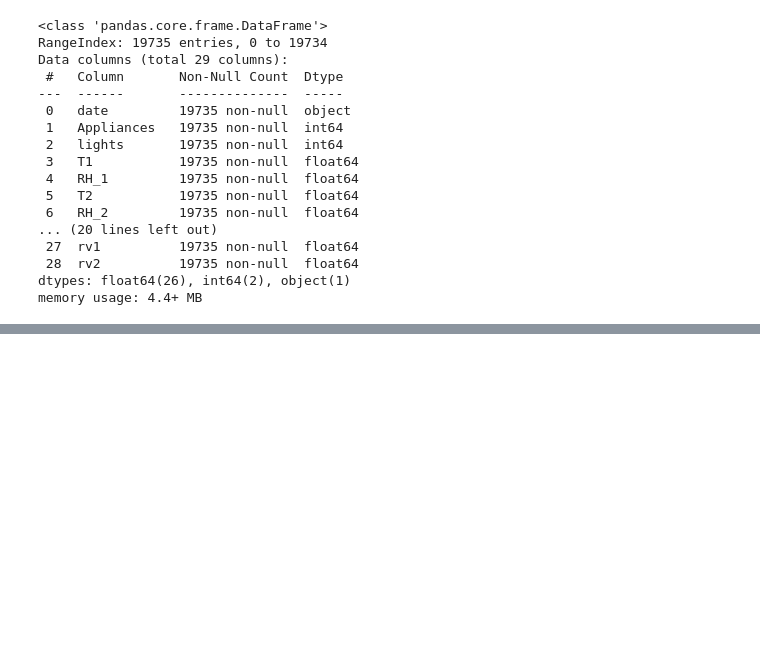
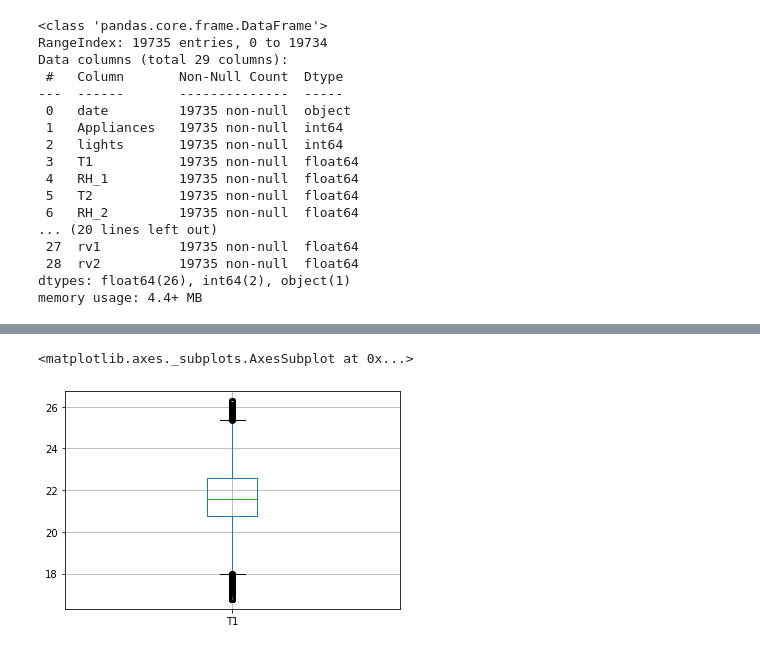
Before and after one commit to Shailendra114/Appliances-Energy-Prediction, a Jupyter notebook: Appliances_Energy_Prediction(Machine_Learnng_Capstone_Project).ipynb, the cells around one changed output, grey strips where cells are left out. Drawn from its saved outputs; the diff is of its cells as text; code cells hidden in the pictures; blank space fills up the shorter version.

```diff
--- a/Appliances_Energy_Prediction(Machine_Learnng_Capstone_Project).ipynb
+++ b/Appliances_Energy_Prediction(Machine_Learnng_Capstone_Project).ipynb
@@ -190,0 +258,5 @@ memory usage: 4.4+ MB
+# %%
+df.boxplot('T1')
+# %% [output]
+<matplotlib.axes._subplots.AxesSubplot at 0x...>
+[figure, added]
```
Also changed, not shown: parts of 10 cells of this notebook.
